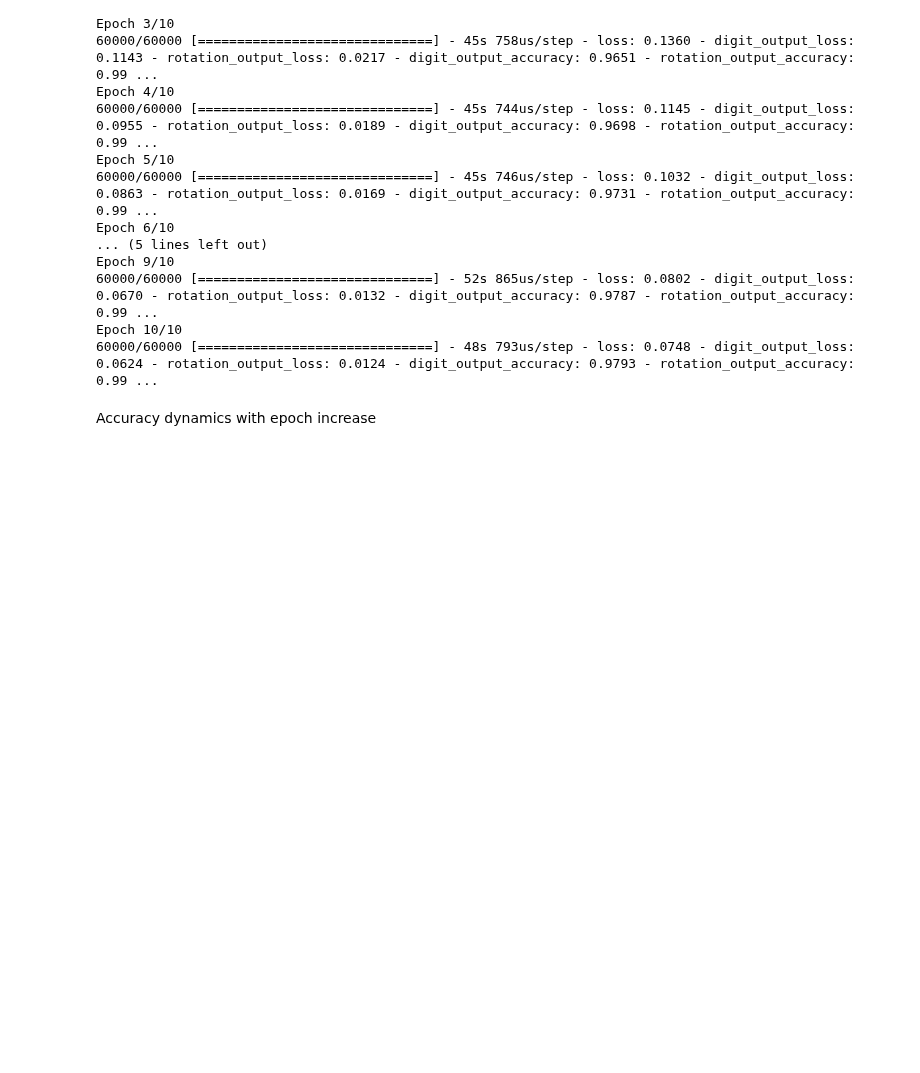
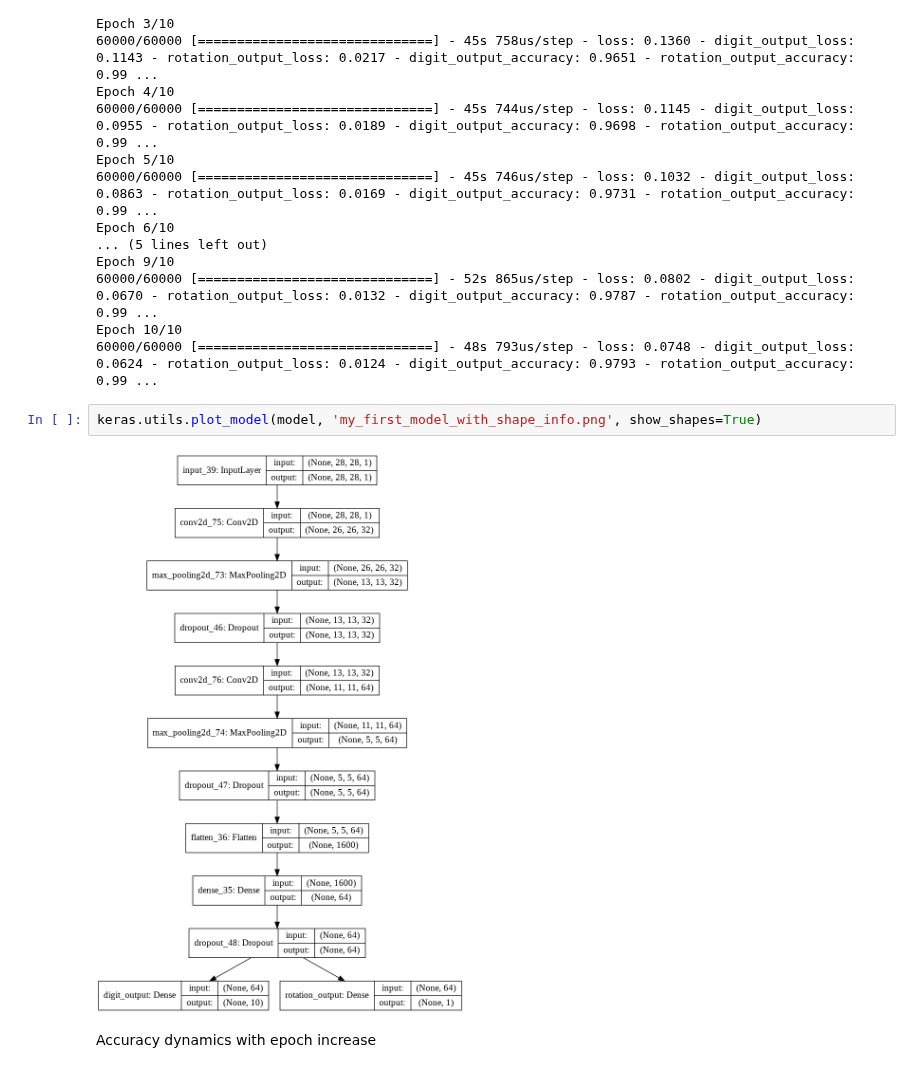
Before and after one commit to PomazkinG/Particle, a Jupyter notebook: DL.ipynb, the cells around one changed output. Drawn from its saved outputs; the diff is of its cells as text; blank space fills up the shorter version.

```diff
--- a/DL.ipynb
+++ b/DL.ipynb
@@ -364,6 +364,10 @@ Epoch 9/10
 60000/60000 [==============================] - 52s 865us/step - loss: 0.0802 - digit_output_loss: 0.0670 - rotation_output_loss: 0.0132 - digit_output_accuracy: 0.9787 - rotation_output_accuracy: 0.99 ...
 Epoch 10/10
 60000/60000 [==============================] - 48s 793us/step - loss: 0.0748 - digit_output_loss: 0.0624 - rotation_output_loss: 0.0124 - digit_output_accuracy: 0.9793 - rotation_output_accuracy: 0.99 ...
+# %%
+keras.utils.plot_model(model, 'my_first_model_with_shape_info.png', show_shapes=True)
+# %% [output]
+[figure, added]
 # %% [markdown]
 Accuracy dynamics with epoch increase
 # %%
```
Also changed, not shown: parts of 2 cells of this notebook.
